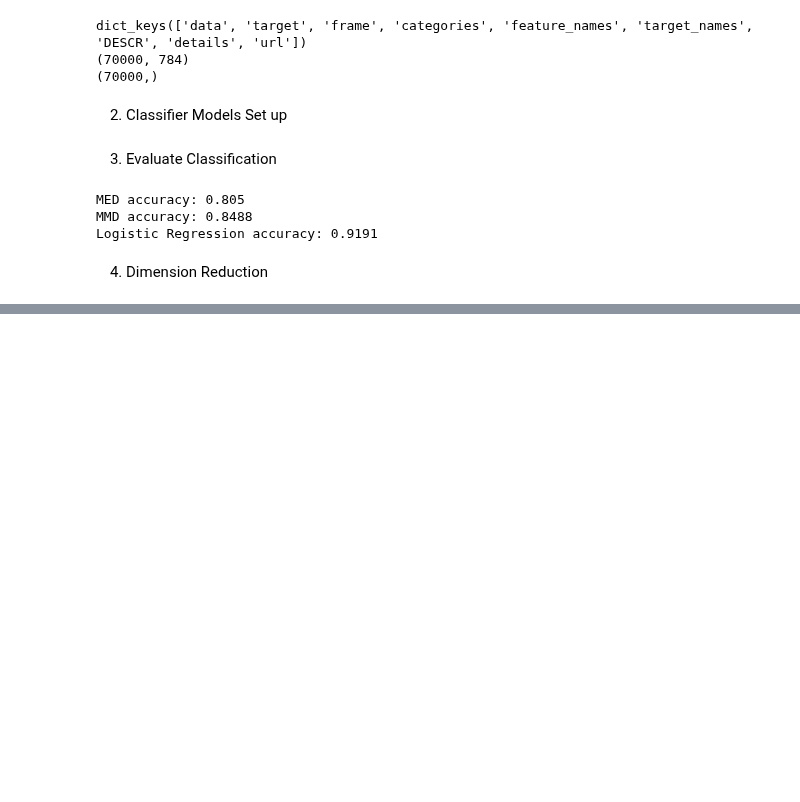
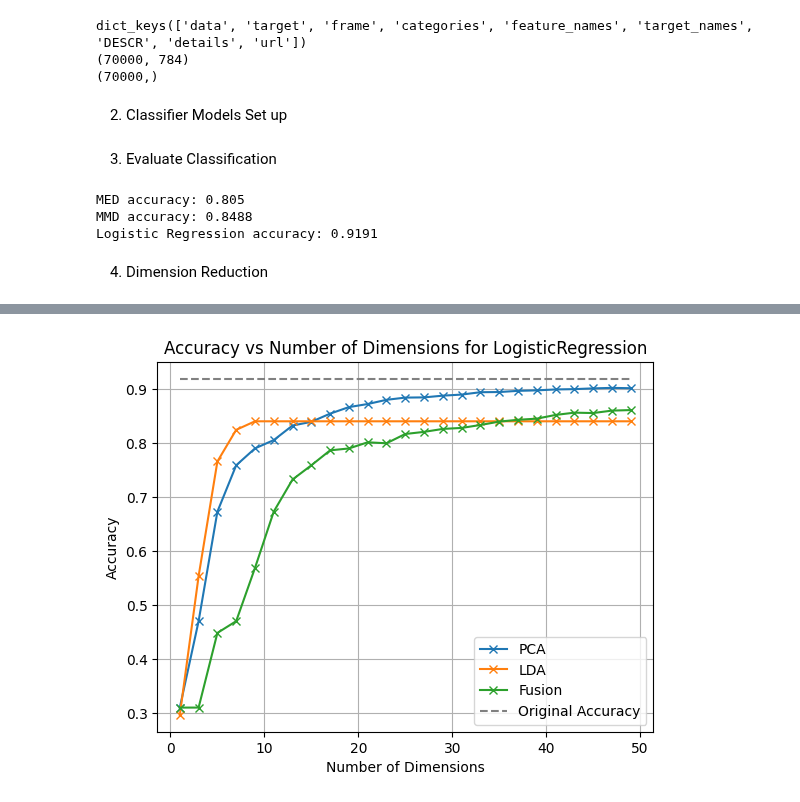
Before and after one commit to yzmyyds/NTU_EE6222, a Jupyter notebook: Assignments/Assignment_1/Implement.ipynb, the cells around one changed output, grey strips where cells are left out. Drawn from its saved outputs; the diff is of its cells as text; code cells hidden in the pictures; blank space fills up the shorter version.

Commit message:
Add LADA and Fusion reduction methods

```diff
--- a/Assignments/Assignment_1/Implement.ipynb
+++ b/Assignments/Assignment_1/Implement.ipynb
@@ -209,0 +273,24 @@ plt.show()
+# %%
+dimensions = np.arange(1, 50, 2)
+models=[ 'LogisticRegression']
+methods = ['PCA', 'LDA', 'Fusion']
+accuracys_total=[]
+refer_acc=[]
+for model in models:
+    accuracys_for_methods=[]
+    for method in methods:
+        accuracys=model_accuracy(dimensions, X_train, y_train, X_test, y_test, model, method)
+        accuracys_for_methods.append(accuracys)
+    if model=='LogisticRegression':
+        refer_acc.append(accuracy_lr)
+    elif model=='MED':
+        refer_acc.append(accuracy_med)
+    elif model=='MMD':
+        refer_acc.append(accuracy_mmd)
+    accuracys_total.append(np.array(accuracys_for_methods))
+refer_acc=np.array(refer_acc)
+accuracys_total=np.array(accuracys_total)
+# print(accuracys_total)
+visualize(dimensions,accuracys_total,models,methods,refer_acc)
+# %% [output]
+[figure, added]
```
Also changed, not shown: parts of 3 cells of this notebook, 2 other files.
